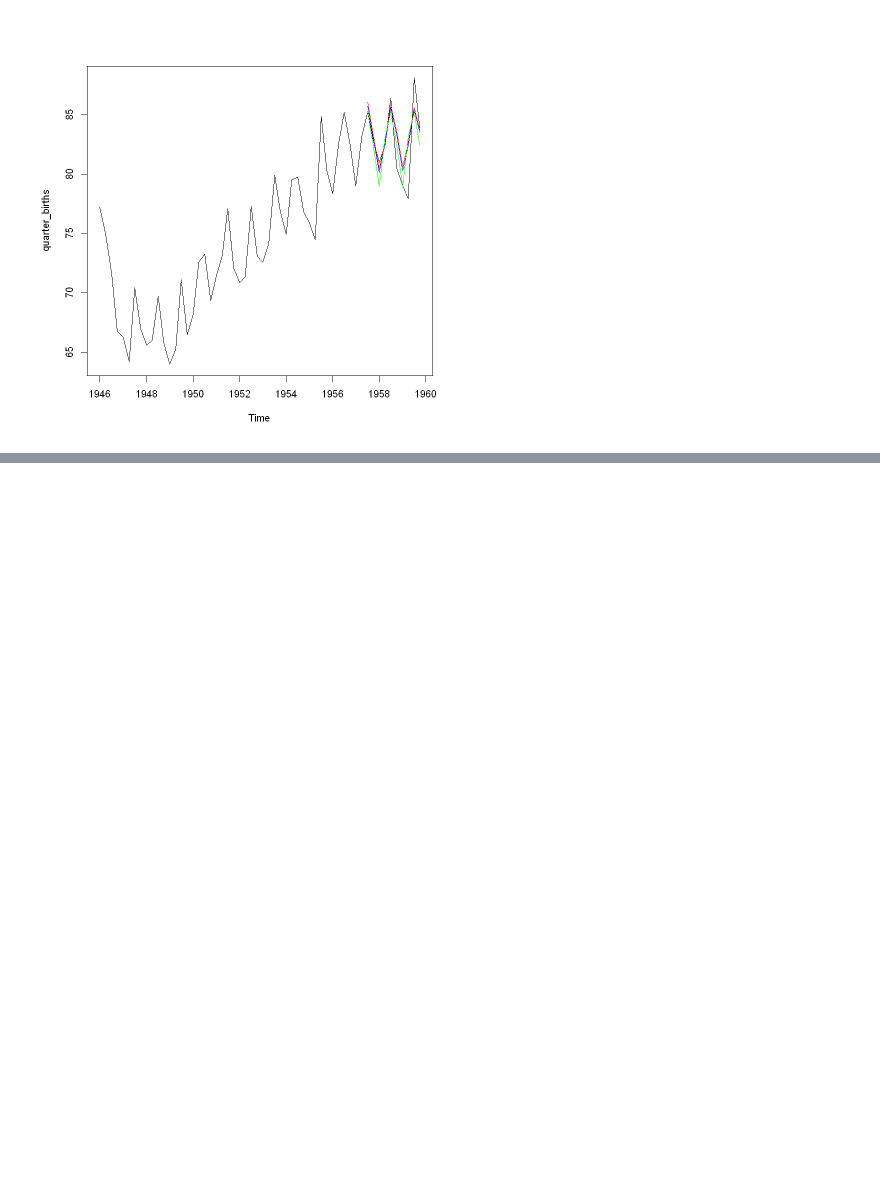
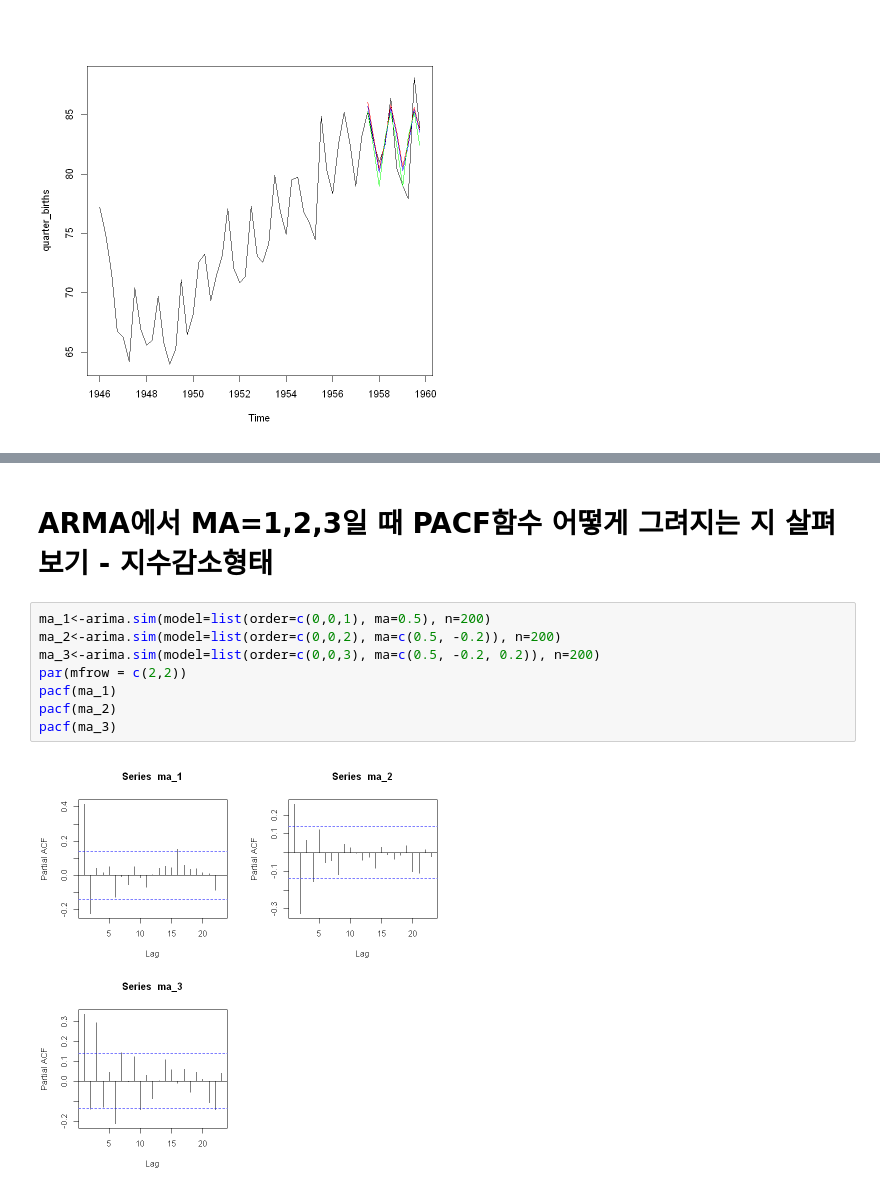
Before and after one commit to young-hun-jo/SCH_Univ_Course, a Jupyter notebook: Time_Series/final_exam_Qaurterly_birthdata.ipynb, the cells around one changed output, grey strips where cells are left out. Saved outputs shown, nothing was run; the diff lists cells and outputs as text; blank space fills up the shorter version.

```diff
--- a/Time_Series/final_exam_Qaurterly_birthdata.ipynb
+++ b/Time_Series/final_exam_Qaurterly_birthdata.ipynb
@@ -317,0 +332,12 @@ lines(for_snaive$mean, col='green')
+# %% [markdown]
+# ARMA에서 MA=1,2,3일 때 PACF함수 어떻게 그려지는 지 살펴보기 - 지수감소형태
+# %%
+ma_1<-arima.sim(model=list(order=c(0,0,1), ma=0.5), n=200)
+ma_2<-arima.sim(model=list(order=c(0,0,2), ma=c(0.5, -0.2)), n=200)
+ma_3<-arima.sim(model=list(order=c(0,0,3), ma=c(0.5, -0.2, 0.2)), n=200)
+par(mfrow = c(2,2))
+pacf(ma_1)
+pacf(ma_2)
+pacf(ma_3)
+# %% [output]
+[figure, added]
```
Also changed, not shown: parts of 5 cells of this notebook, 3 other files.
